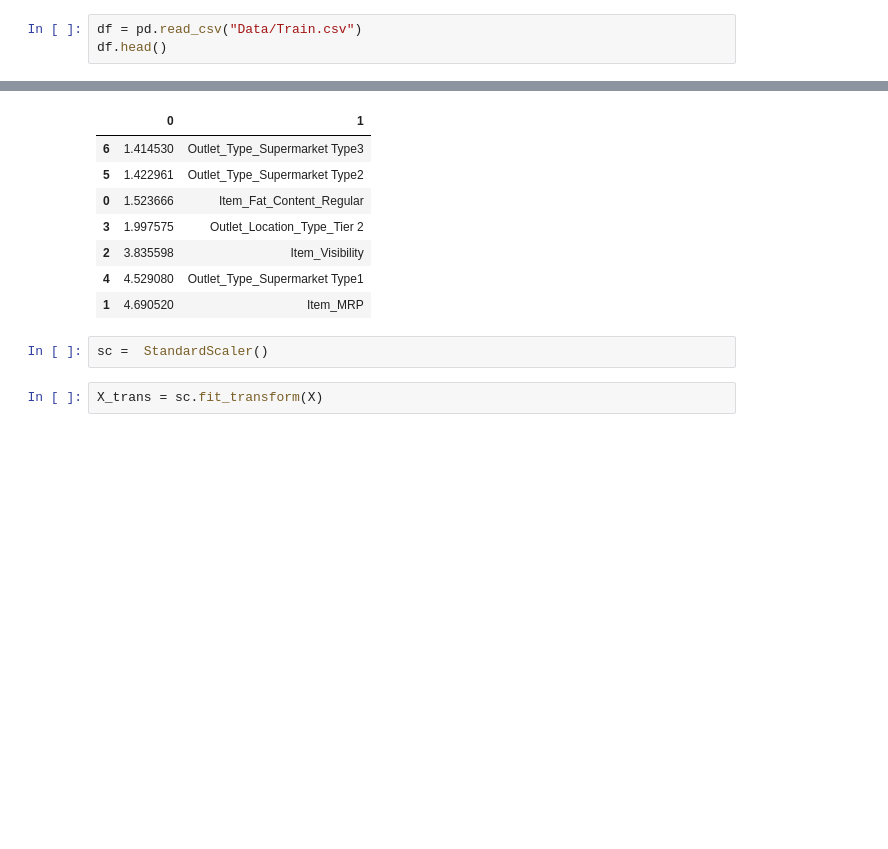
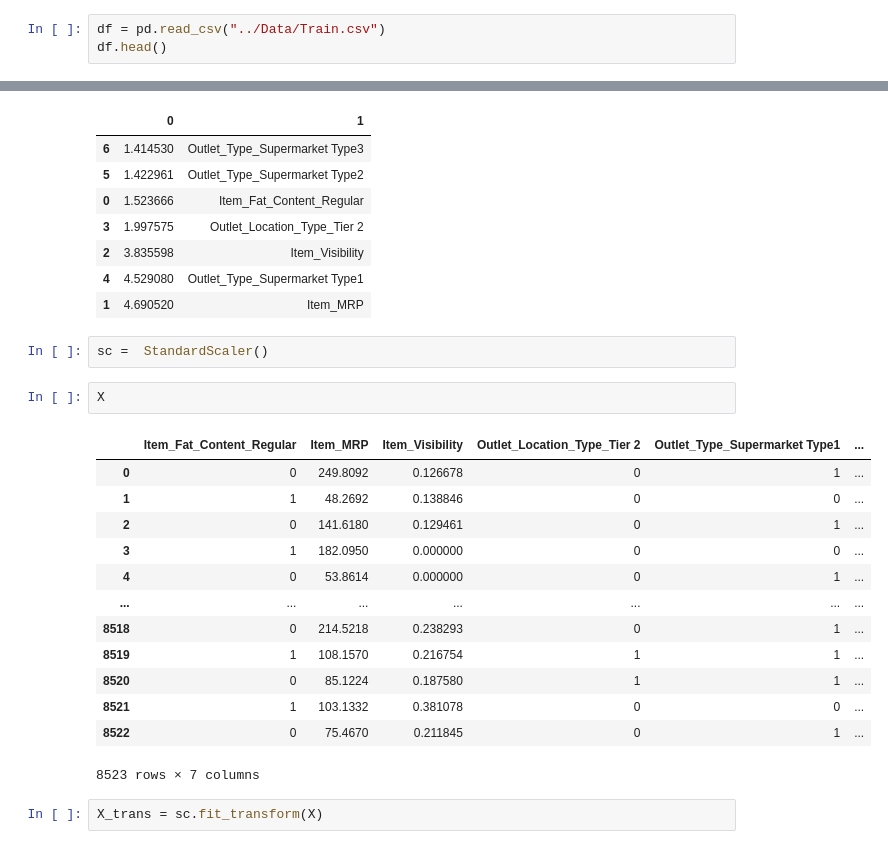
Before and after one commit to punits152/Store_Sales_Prediction--INeuron, a Jupyter notebook: Model_and_analysis/Modelling.ipynb, the cells around one changed output, grey strips where cells are left out. Saved outputs shown, nothing was run; the diff lists cells and outputs as text; blank space fills up the shorter version.

```diff
--- a/Model_and_analysis/Modelling.ipynb
+++ b/Model_and_analysis/Modelling.ipynb
@@ -22,7 +22,7 @@ from sklearn.pipeline import Pipeline
 # %%
 mpl.style.use("ggplot")
 # %%
-df = pd.read_csv("Data/Train.csv")
+df = pd.read_csv("../Data/Train.csv")
 df.head()
 # %% [output]
 |  | Item_Identifier | Item_Weight | Item_Fat_Content | Item_Visibility | Item_Type | Item_MRP | ... |
@@ -226,6 +226,22 @@ pd.concat([pd.Series([variance_inflation_factor(X.values,i) for i in range(len(X
 | 1 | 4.690520 | Item_MRP |
 # %%
 sc =  StandardScaler()
+# %%
+X
+# %% [output]
+|  | Item_Fat_Content_Regular | Item_MRP | Item_Visibility | Outlet_Location_Type_Tier 2 | Outlet_Type_Supermarket Type1 | ... |
+| 0 | 0 | 249.8092 | 0.126678 | 0 | 1 | ... |
+| 1 | 1 | 48.2692 | 0.138846 | 0 | 0 | ... |
+| 2 | 0 | 141.6180 | 0.129461 | 0 | 1 | ... |
+| 3 | 1 | 182.0950 | 0.000000 | 0 | 0 | ... |
+| 4 | 0 | 53.8614 | 0.000000 | 0 | 1 | ... |
+| ... | ... | ... | ... | ... | ... | ... |
+| 8518 | 0 | 214.5218 | 0.238293 | 0 | 1 | ... |
+| 8519 | 1 | 108.1570 | 0.216754 | 1 | 1 | ... |
+| 8520 | 0 | 85.1224 | 0.187580 | 1 | 1 | ... |
+| 8521 | 1 | 103.1332 | 0.381078 | 0 | 0 | ... |
+| 8522 | 0 | 75.4670 | 0.211845 | 0 | 1 | ... |
+8523 rows × 7 columns
 # %%
 X_trans = sc.fit_transform(X)
 # %%
```
Also changed, not shown: parts of 4 cells of this notebook, 9 other files.
